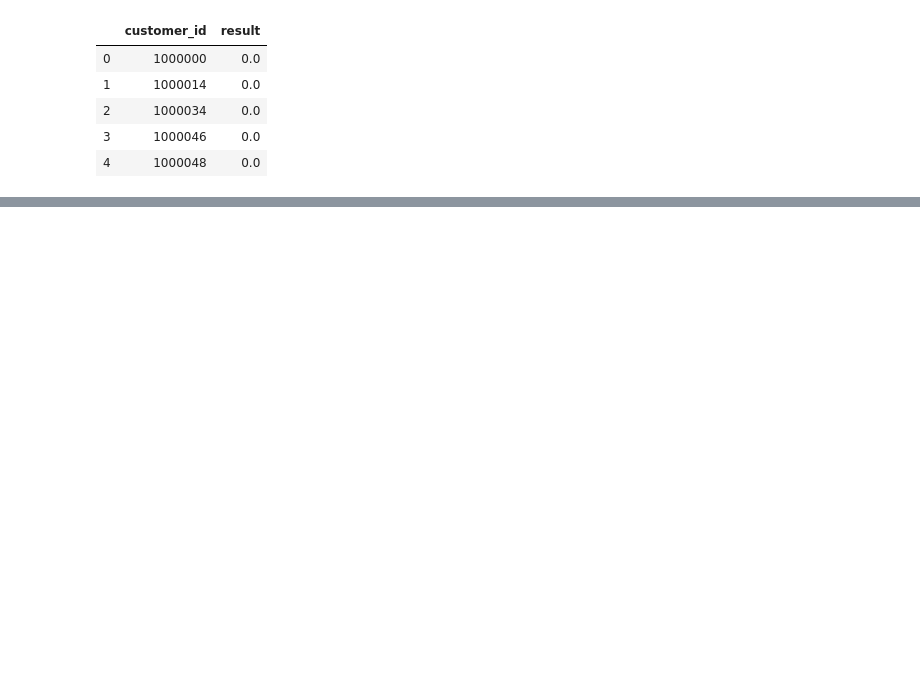
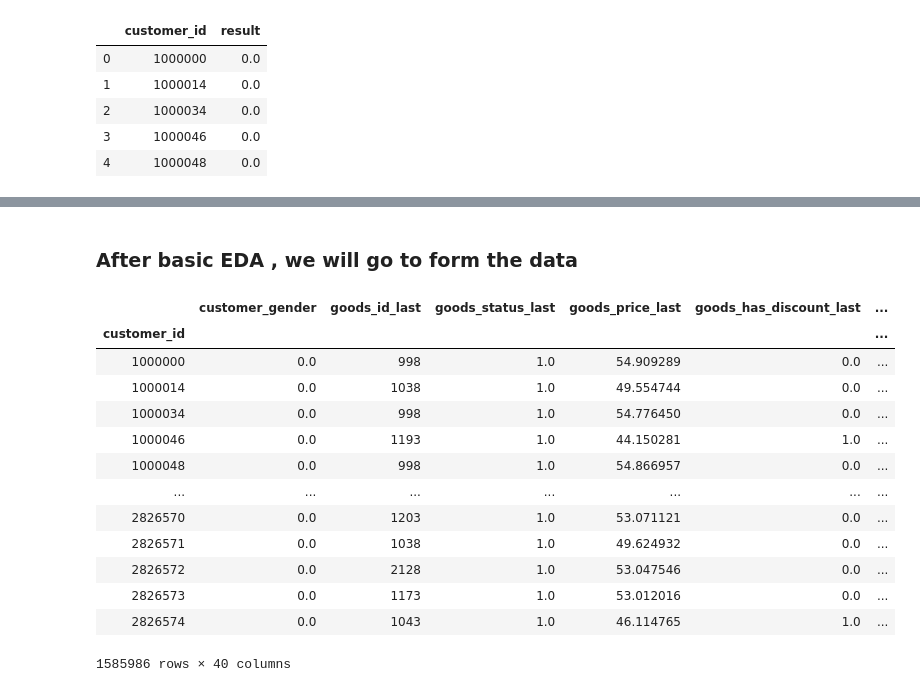
Before and after one commit to guanqin-123/kkb_notes, a Jupyter notebook: homework8.ipynb, the cells around one changed output, grey strips where cells are left out. Cells and saved outputs as stored; diff of their text form; code cells hidden in the pictures; blank space fills up the shorter version.

```diff
--- a/homework8.ipynb
+++ b/homework8.ipynb
@@ -116,0 +152,2 @@ raw['customer_gender'].isnull().sum()
+# %% [markdown]
+### After basic EDA , we will go to form the data
@@ -332,0 +203,20 @@ temp.to_csv('./test2.csv', index=False)
+# %%
+train_raw = raw[raw['order_pay_time'] <= '2013-05-31 23:59:59']
+
+train_raw = process(train_raw)
+train_raw
+# %% [output]
+|  | customer_gender | goods_id_last | goods_status_last | goods_price_last | goods_has_discount_last | ... |
+| customer_id |  |  |  |  |  | ... |
+| 1000000 | 0.0 | 998 | 1.0 | 54.909289 | 0.0 | ... |
+| 1000014 | 0.0 | 1038 | 1.0 | 49.554744 | 0.0 | ... |
+| 1000034 | 0.0 | 998 | 1.0 | 54.776450 | 0.0 | ... |
+| 1000046 | 0.0 | 1193 | 1.0 | 44.150281 | 1.0 | ... |
+| 1000048 | 0.0 | 998 | 1.0 | 54.866957 | 0.0 | ... |
+| ... | ... | ... | ... | ... | ... | ... |
+| 2826570 | 0.0 | 1203 | 1.0 | 53.071121 | 0.0 | ... |
+| 2826571 | 0.0 | 1038 | 1.0 | 49.624932 | 0.0 | ... |
+| 2826572 | 0.0 | 2128 | 1.0 | 53.047546 | 0.0 | ... |
+| 2826573 | 0.0 | 1173 | 1.0 | 53.012016 | 0.0 | ... |
+| 2826574 | 0.0 | 1043 | 1.0 | 46.114765 | 1.0 | ... |
+1585986 rows × 40 columns
```
Also changed, not shown: parts of 21 cells of this notebook.
